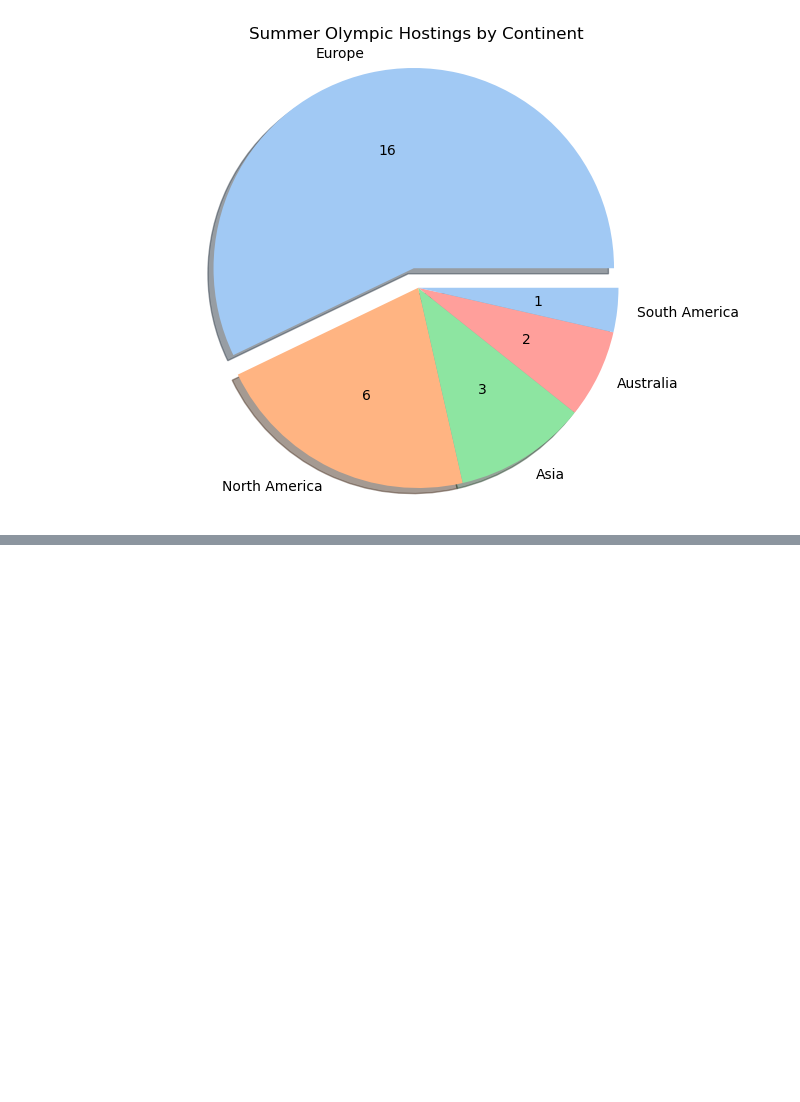
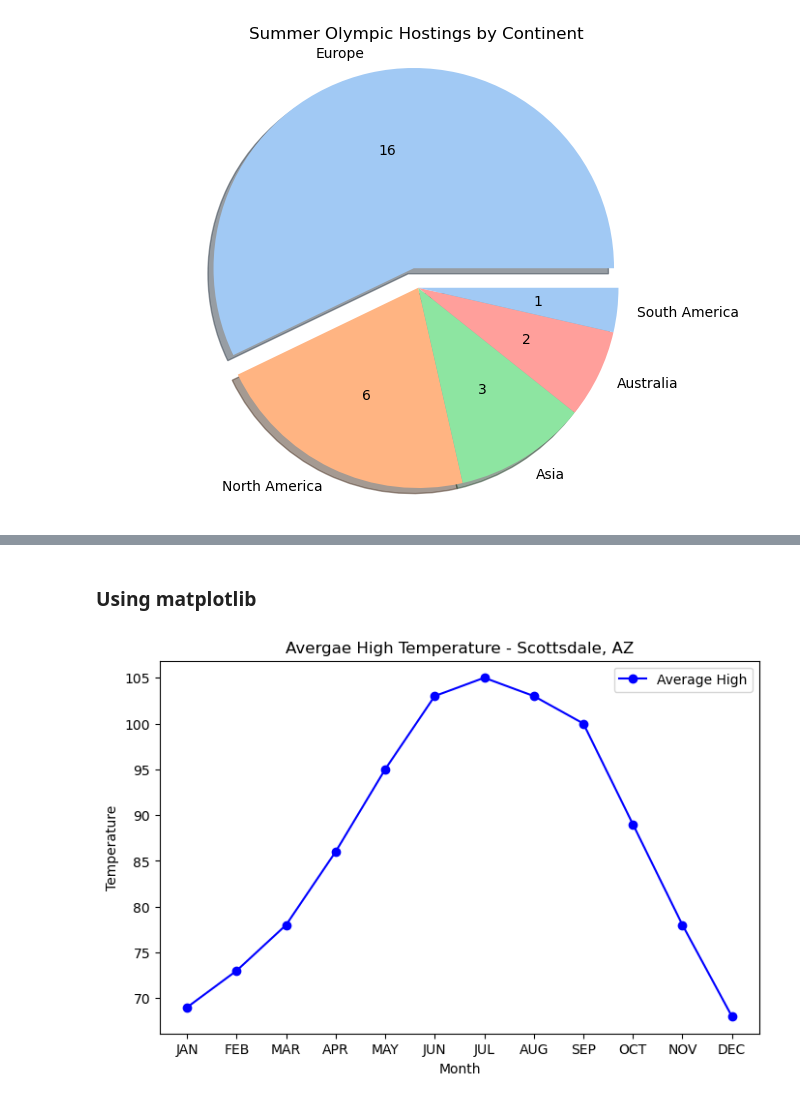
Before and after one commit to jstark997/Notes, a Jupyter notebook: Statistics/VisualizingData.ipynb, the cells around one changed output, grey strips where cells are left out. Cells and saved outputs as stored; diff of their text form; code cells hidden in the pictures; blank space fills up the shorter version.

```diff
--- a/Statistics/VisualizingData.ipynb
+++ b/Statistics/VisualizingData.ipynb
@@ -144,0 +223,21 @@ plt.show()
+# %% [markdown]
+### Using matplotlib
+# %%
+# Sample data
+month = ['JAN','FEB','MAR','APR','MAY','JUN','JUL','AUG','SEP','OCT','NOV','DEC']
+temp = [69,73,78,86,95,103,105,103,100,89,78,68]
+
+# Create the line chart
+plt.figure(figsize=(8, 5))
+plt.plot(month, temp, marker='o', linestyle='-', color='b', label='Average High')
+
+# Adding titles and labels
+plt.title('Avergae High Temperature - Scottsdale, AZ')
+plt.xlabel('Month')
+plt.ylabel('Temperature')
+plt.legend()
+
+# Display the plot
+plt.show()
+# %% [output]
+[figure, added]
```
Also changed, not shown: parts of 40 cells of this notebook, 12 other files.
